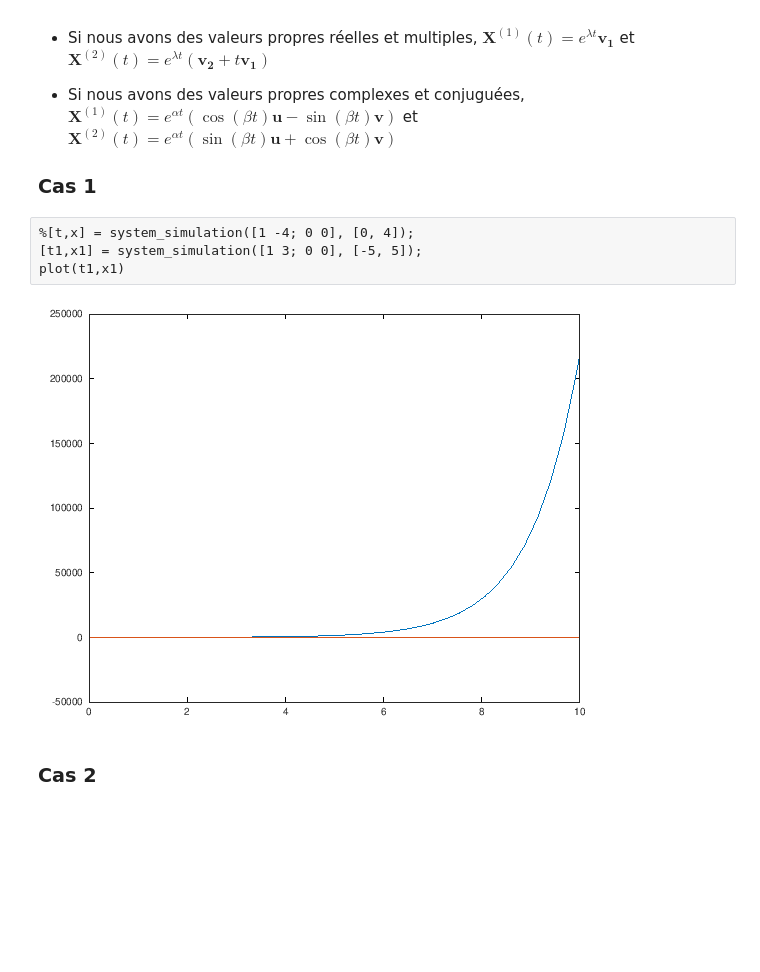
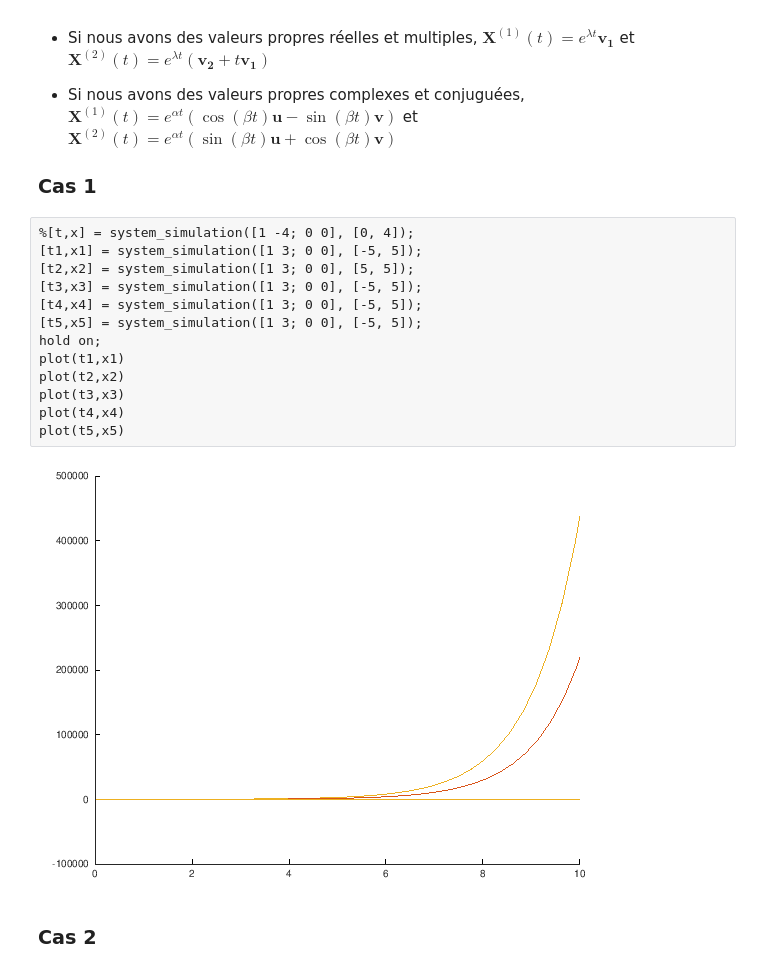
Before and after one commit to AlexandreHnf/Projet_ModSim, a Jupyter notebook: projet.ipynb, the cells around one changed output. Cells and saved outputs as stored; diff of their text form; blank space fills up the shorter version.

Commit message:
plots part3

```diff
--- a/projet.ipynb
+++ b/projet.ipynb
@@ -640,9 +640,18 @@ $\mathbf{X}^{(2)}(t) = e^{\lambda t} (\mathbf{v_2} + t\mathbf{v_1}) $
 # %%
 %[t,x] = system_simulation([1 -4; 0 0], [0, 4]);
 [t1,x1] = system_simulation([1 3; 0 0], [-5, 5]);
+[t2,x2] = system_simulation([1 3; 0 0], [5, 5]);
+[t3,x3] = system_simulation([1 3; 0 0], [-5, 5]);
+[t4,x4] = system_simulation([1 3; 0 0], [-5, 5]);
+[t5,x5] = system_simulation([1 3; 0 0], [-5, 5]);
+hold on;
 plot(t1,x1)
+plot(t2,x2)
+plot(t3,x3)
+plot(t4,x4)
+plot(t5,x5)
 # %% [output]
-[figure, old version]
+[figure, new version]
 # %% [markdown]
 ### Cas 2
 # %% [markdown]
```
